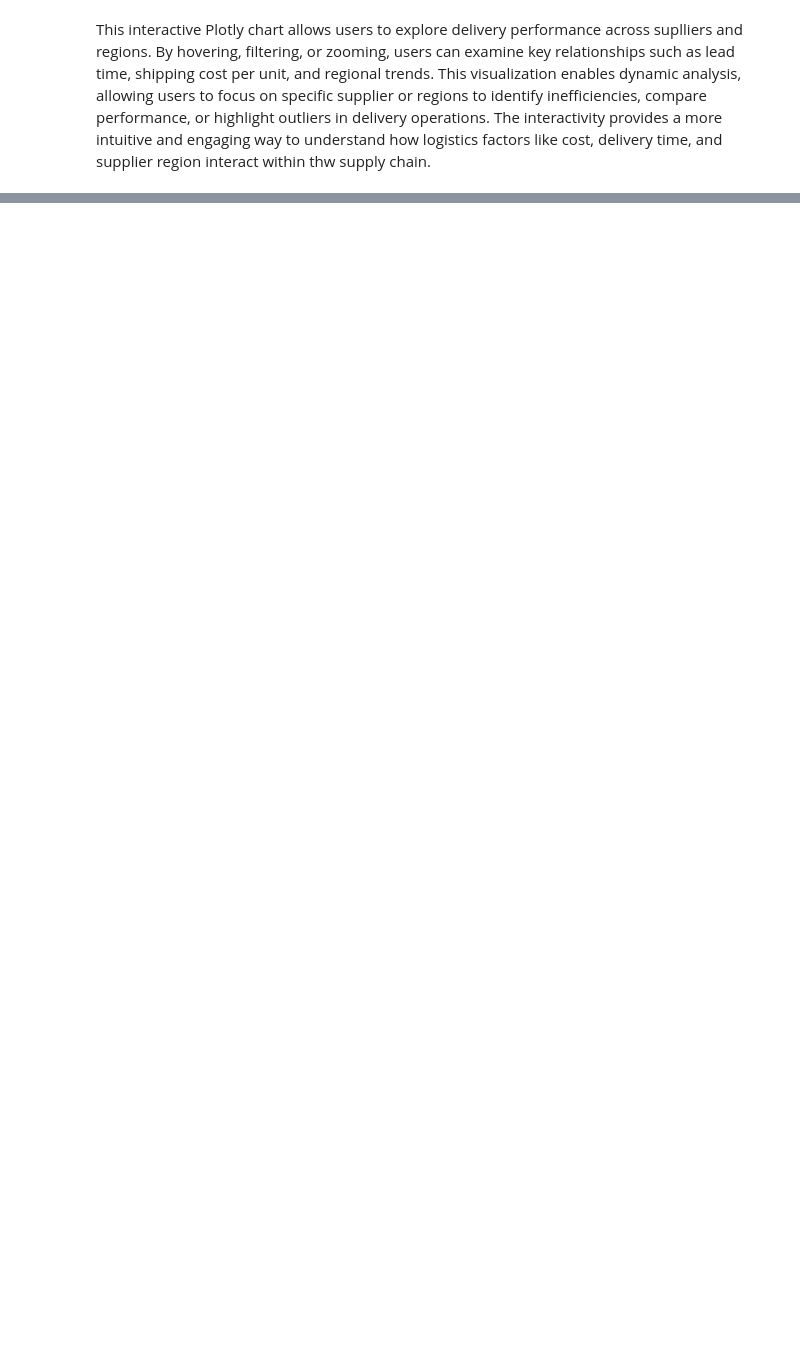
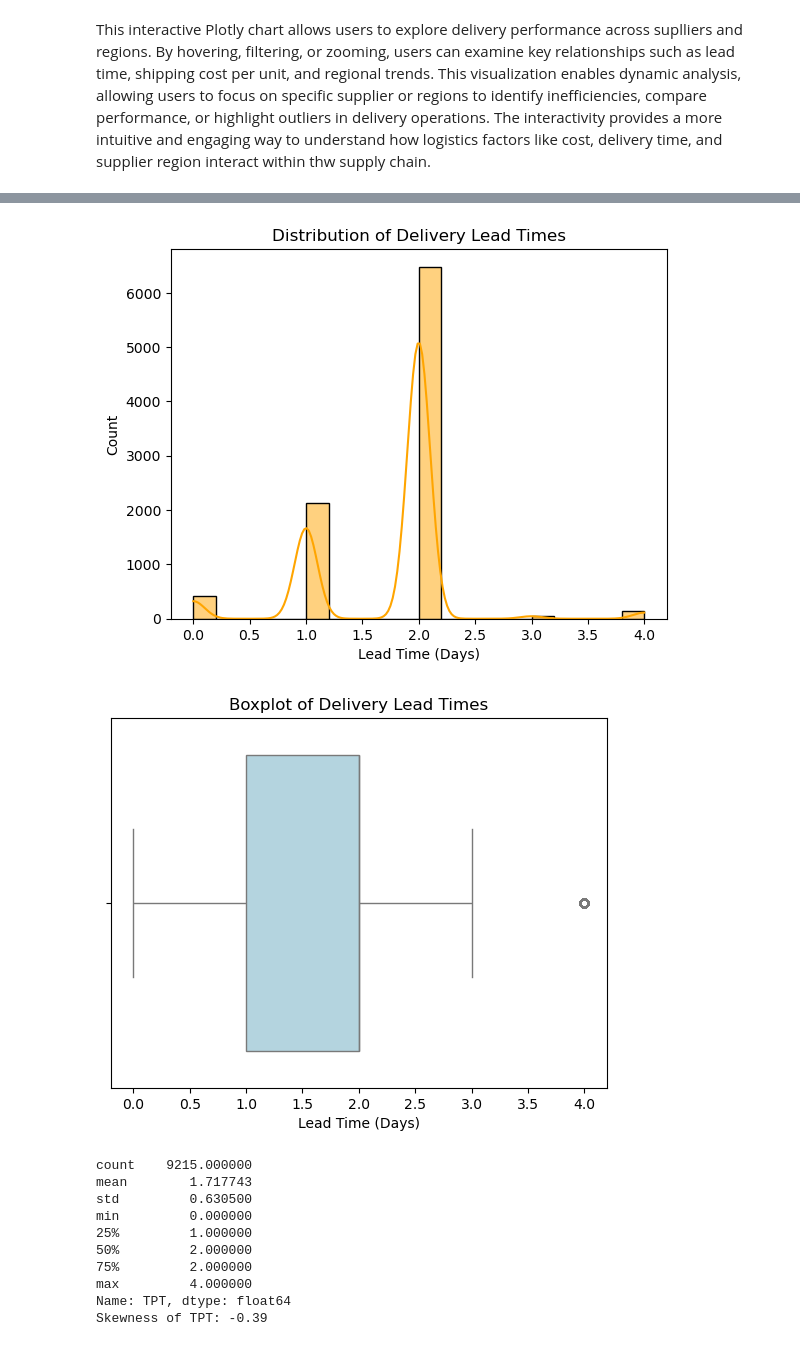
Before and after one commit to IT2053C-Gilany/final-project-patellldiyaaa, a Jupyter notebook: final-project.ipynb, the cells around one changed output, grey strips where cells are left out. Cells and saved outputs as stored; diff of their text form; code cells hidden in the pictures; blank space fills up the shorter version.

```diff
--- a/final-project.ipynb
+++ b/final-project.ipynb
@@ -521,0 +547,29 @@ fig.show()
+# %%
+summary = df["TPT"].describe()
+skew = df["TPT"].skew()
+
+sns.histplot(df["TPT"], bins=20, kde=True, color='orange')
+plt.title('Distribution of Delivery Lead Times')
+plt.xlabel('Lead Time (Days)')
+plt.show()
+
+sns.boxplot(x=df["TPT"], color='lightblue')
+plt.title('Boxplot of Delivery Lead Times')
+plt.xlabel('Lead Time (Days)')
+plt.show()
+
+print(summary)
+print(f"Skewness of TPT: {skew: .2f}")
+# %% [output]
+[figure, added]
+[figure, added]
+count    9215.000000
+mean        1.717743
+std         0.630500
+min         0.000000
+25%         1.000000
+50%         2.000000
+75%         2.000000
+max         4.000000
+Name: TPT, dtype: float64
+Skewness of TPT: -0.39
```
Also changed, not shown: parts of 19 cells of this notebook.
